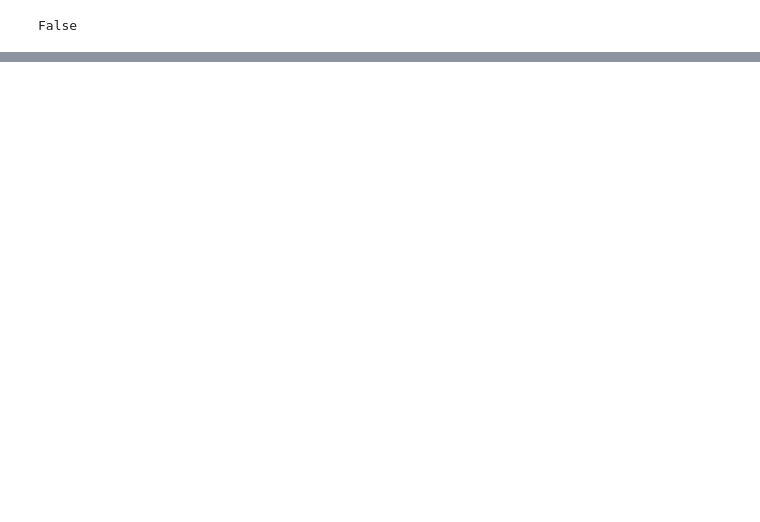
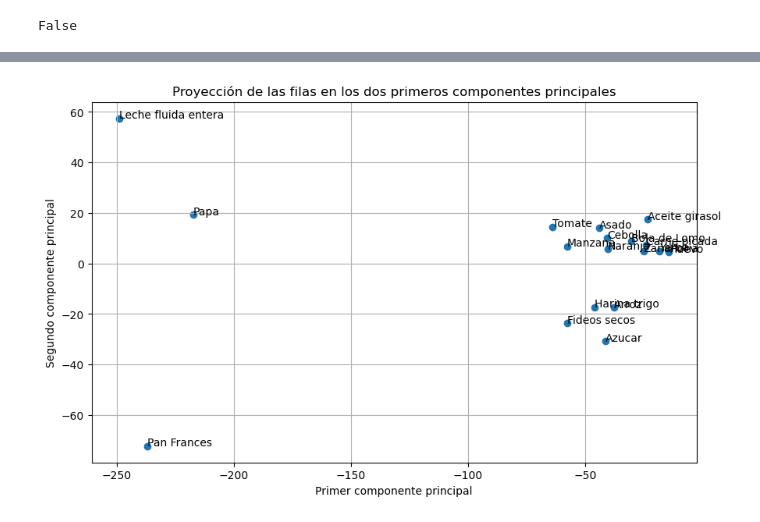
Before and after one commit to manuelgutman/ptalc2, a Jupyter notebook: funciones.ipynb, the cells around one changed output, grey strips where cells are left out. Cells and saved outputs as stored; diff of their text form; code cells hidden in the pictures; blank space fills up the shorter version.

```diff
--- a/funciones.ipynb
+++ b/funciones.ipynb
@@ -50,0 +108,12 @@ False
+# %%
+#Hay alimentos de esta lista q no estan en la canasta basica y hay otros a los q habria q ponerles otro nombre tipo el azucar q aca se llama azucar ledesma.
+nombres_productos=['Aceite girasol', 'Arroz', 'Asado', 'Azucar', 'Bola de Lomo', 'Carne picada', 'Cebolla', 'Fideos secos', 'Harina trigo', 'Huevo', 'Leche fluida entera', 'Manzana', 'Naranja', 'Paleta', 'Pan Frances', 'Papa', 'Tomate', 'Yerba', 'Zanahoria']
+
+def filtrar_dataframe(df: pd.DataFrame, lista: list):
+    df_filtrado = df[df.iloc[:, 0].isin(lista)]
+    return df_filtrado
+
+graficar_componentes_principales(filtrar_dataframe(tabla_nutricional, nombres_productos))
+#Aca hice el ACP teniendo en cuenta solo los valores de los componentes q estan en la tabla de consumidores libres y cambian los resultados porque se calcula sobre un dataframe mucho mas reducido.
+# %% [output]
+[figure, added]
```
Also changed, not shown: parts of 4 cells of this notebook.
